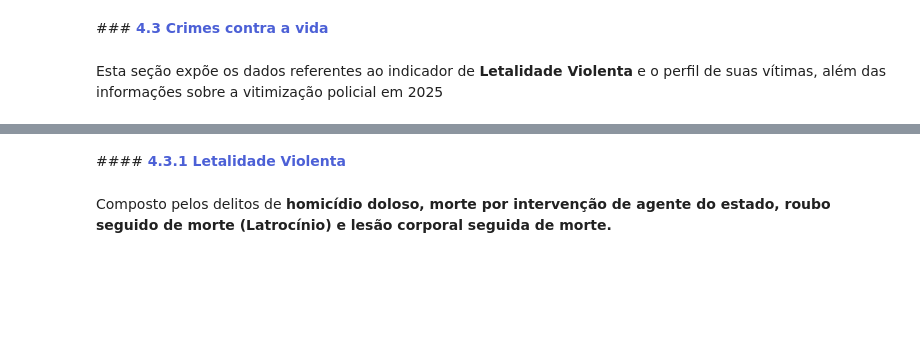
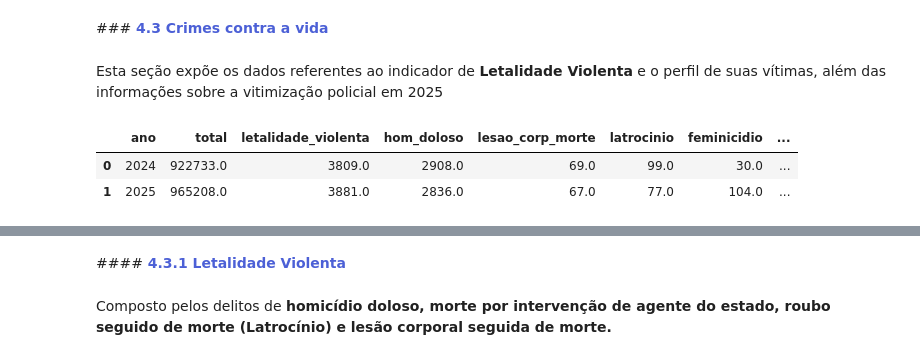
Before and after one commit to gabrielmprata/Info_seguranca_publica_rj, a Jupyter notebook: anuario_seguranca_publica_rj.ipynb, the cells around one changed output, grey strips where cells are left out. Cells and saved outputs as stored; diff of their text form; code cells hidden in the pictures; blank space fills up the shorter version.

```diff
--- a/anuario_seguranca_publica_rj.ipynb
+++ b/anuario_seguranca_publica_rj.ipynb
@@ -982,6 +975,12 @@ fig.show()
 ###**<font color=#4c60d6> 4.3 Crimes contra a vida**
 # %% [markdown]
 Esta seção expõe os dados referentes ao indicador de **Letalidade Violenta** e o perfil de suas vítimas, além das informações sobre a vitimização policial em 2025
+# %%
+df_ind_anual
+# %% [output]
+|  | ano | total | letalidade_violenta | hom_doloso | lesao_corp_morte | latrocinio | feminicidio | ... |
+| 0 | 2024 | 922733.0 | 3809.0 | 2908.0 | 69.0 | 99.0 | 30.0 | ... |
+| 1 | 2025 | 965208.0 | 3881.0 | 2836.0 | 67.0 | 77.0 | 104.0 | ... |
 # %%
 fig = go.Figure()
 fig.add_trace(go.Indicator(mode = "number+delta", number={'valueformat': 's'}, value = float(df_ind_anual.letalidade_violenta.values[1]),
```
Also changed, not shown: parts of 9 cells of this notebook.
